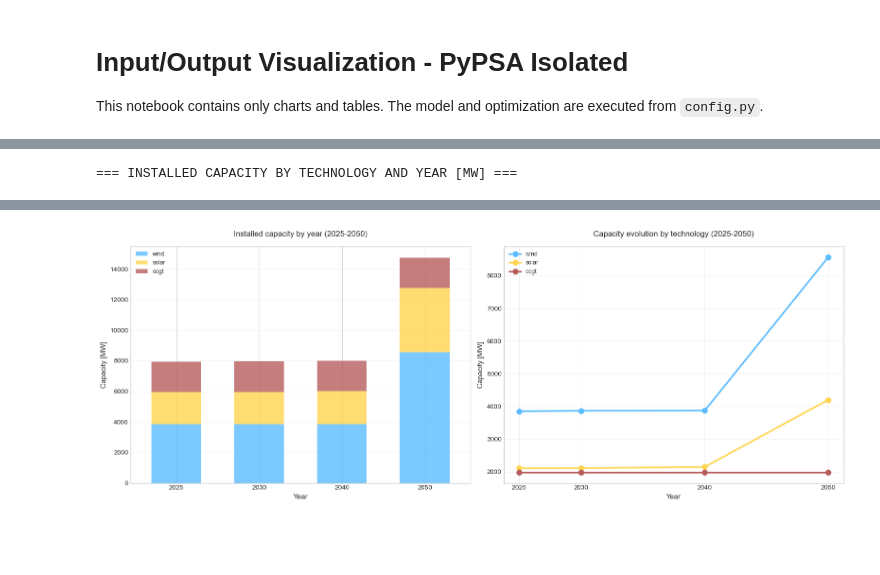
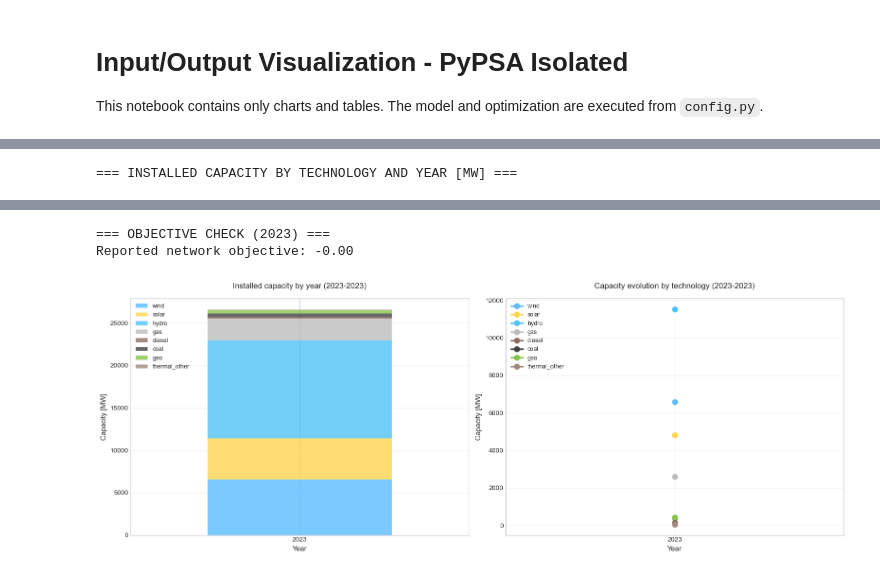
Before and after one commit to VicenteSF-git/PyPSA-Isolated, a Jupyter notebook: case_analysis_NZ.ipynb, the cells around one changed output, grey strips where cells are left out. Saved outputs shown, nothing was run; the diff lists cells and outputs as text; code cells hidden in the pictures; blank space fills up the shorter version.

```diff
--- a/case_analysis_NZ.ipynb
+++ b/case_analysis_NZ.ipynb
@@ -642,39 +801,94 @@ import numpy as np
 period_start = years[0]
 period_end = years[-1]
 
+
+def _pick_available_columns(df: pd.DataFrame, preferred: list[str]) -> list[str]:
+    """Return the preferred columns that exist, or all columns if none match."""
+    available = [col for col in preferred if col in df.columns]
+    return available if available else [col for col in df.columns if col != 'slack']
+
+
+def _carrier_family(carrier: str):
+    carrier = str(carrier)
+    if carrier.startswith('wind'):
+        return 'wind'
+    if carrier.startswith('solar'):
+        return 'solar'
+    if carrier.startswith('hydro'):
+        return 'hydro'
+    if carrier.startswith('gas') or carrier == 'natural_gas':
+        return 'gas'
+    if carrier.startswith('diesel'):
+        return 'diesel'
+    if carrier.startswith('coal'):
+        return 'coal'
+    if carrier.startswith('geo'):
+        return 'geo'
+    if carrier.startswith('thermal_other'):
+        return 'thermal_other'
+    if carrier == 'bess':
+        return 'bess'
+    if carrier == 'slack':
+        return None
+    return carrier
+
+
 # Extract capacities by technology and year
 capacity_by_year = {}
 for year in years:
     net = all_results[year]['network']
 
-    # Generators by technology
-    gen_by_tech = net.generators.groupby('carrier')['p_nom_opt'].sum()
+    gen_frame = net.generators[['carrier', 'p_nom_opt']].copy()
+    gen_frame['technology'] = gen_frame['carrier'].map(_carrier_family)
+    gen_frame = gen_frame.dropna(subset=['technology'])
+    gen_by_tech = gen_frame.groupby('technology')['p_nom_opt'].sum()
 
     # BESS (storage units)
     if len(net.storage_units) > 0:
         bess_cap = net.storage_units['p_nom_opt'].sum()
-        gen_by_tech['bess'] = bess_cap
+        gen_by_tech['bess'] = gen_by_tech.get('bess', 0.0) + bess_cap
 
     capacity_by_year[year] = gen_by_tech
 
 # Build DataFrame with all technologies and years
-cap_df = pd.DataFrame(capacity_by_year).T.fillna(0)
-cap_df = cap_df[['wind', 'solar', 'bess', 'ocgt']] if 'bess' in cap_df.columns else cap_df[['wind', 'solar', 'ocgt']]
+cap_df = pd.DataFrame(capacity_by_year).T.fillna(0).sort_index(axis=1)
+plot_columns = _pick_available_columns(cap_df, ['wind', 'solar', 'hydro', 'gas', 'diesel', 'coal', 'geo', 'thermal_other', 'bess'])
+if not plot_columns:
+    raise ValueError(
+        'No installed-capacity columns were found. Available carriers: '
+        f"{list(cap_df.columns)}"
+    )
+cap_df = cap_df[plot_columns]
 
 # Color fallback
 if 'TECH_COLORS' not in globals():
     TECH_COLORS = {
         'wind': '#5bbcff',
         'solar': '#ffd54f',
+        'hydro': '#4fc3f7',
+        'gas': '#bdbdbd',
+        'diesel': '#8d6e63',
+        'coal': '#424242',
+        'geo': '#8bc34a',
+        'thermal_other': '#a1887f',
         'ocgt': '#b85c5c',
         'bess': '#9966cc',
         'slack': '#d32f2f',
         'natural_gas': '#bdbdbd',
-        'gas': '#bdbdbd',
     }
 
 print("\n=== INSTALLED CAPACITY BY TECHNOLOGY AND YEAR [MW] ===")
 display(cap_df.round(2))
+
+# Small objective sanity check for the selected year
+objective_value = all_results[detailed_year].get('objective', np.nan)
+print(f"\n=== OBJECTIVE CHECK ({detailed_year}) ===")
+print(f"Reported network objective: {objective_value:,.2f}")
+if pd.notna(objective_value) and abs(float(objective_value)) < 1e-9:
+    print(
+        'The objective is numerically zero. That can happen if the solved year is covered entirely '
+        'by fixed capacities with zero marginal cost and no new investment is selected.'
+    )
 
 # Comparative plots
 fig, axes = plt.subplots(1, 2, figsize=(16, 6))
@@ -691,8 +905,10 @@ axes[0].set_xticklabels(axes[0].get_xticklabels(), rotation=0)
 
 # Plot 2: Technology evolution lines
 for tech in cap_df.columns:
-    axes[1].plot(cap_df.index, cap_df[tech], marker='o', linewidth=2.5,
-                 label=tech, color=TECH_COLORS.get(tech, '#999999'), markersize=8)
+    axes[1].plot(
+        cap_df.index, cap_df[tech], marker='o', linewidth=2.5,
+        label=tech, color=TECH_COLORS.get(tech, '#999999'), markersize=8
+    )
 
 axes[1].set_title(f'Capacity evolution by technology ({period_start}-{period_end})', fontsize=12, pad=15)
 axes[1].set_ylabel('Capacity [MW]', fontsize=11)
@@ -729 +942,3 @@ for year in years:
+=== OBJECTIVE CHECK (2023) ===
+Reported network objective: -0.00
-[figure, old version]
+[figure, new version]
```
Also changed, not shown: parts of 24 cells of this notebook, 6 other files.
